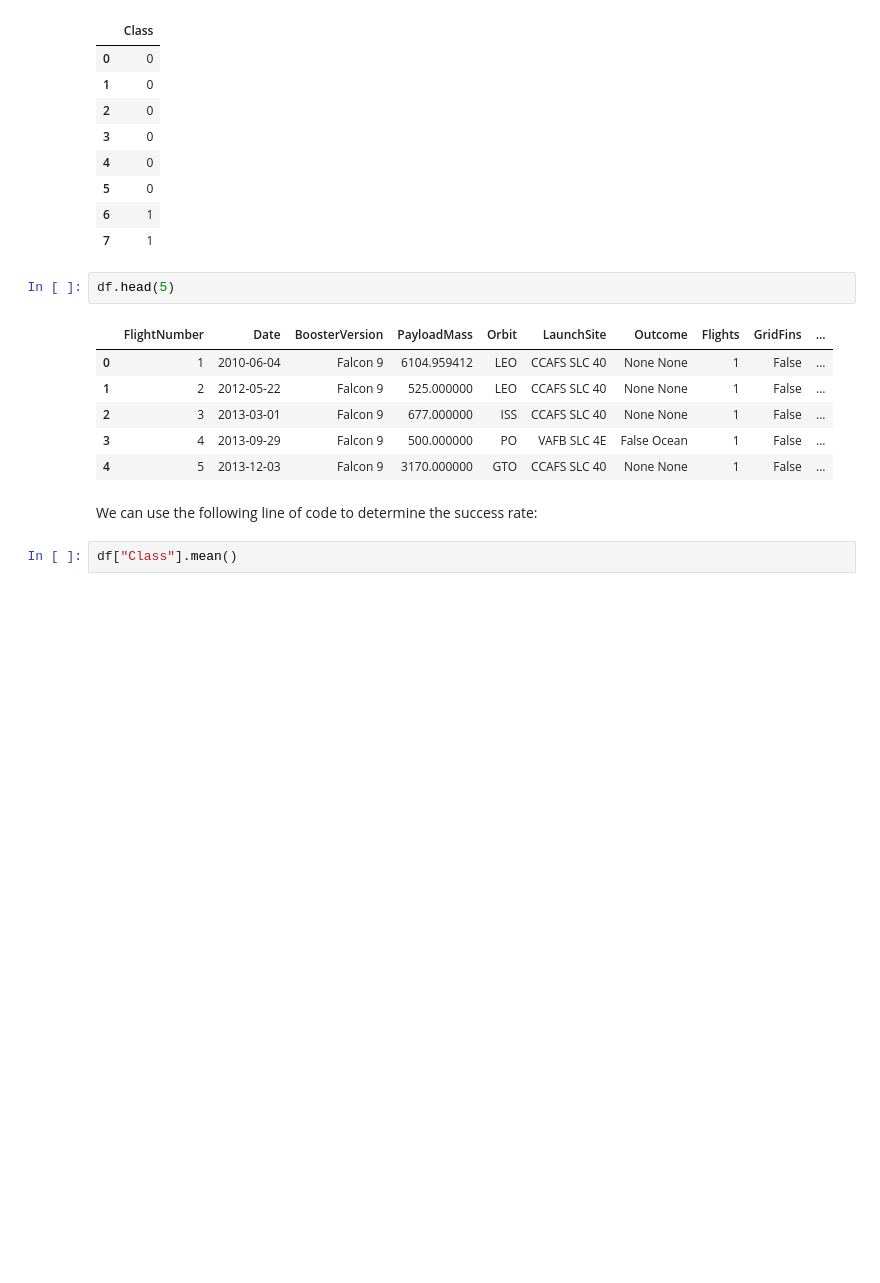
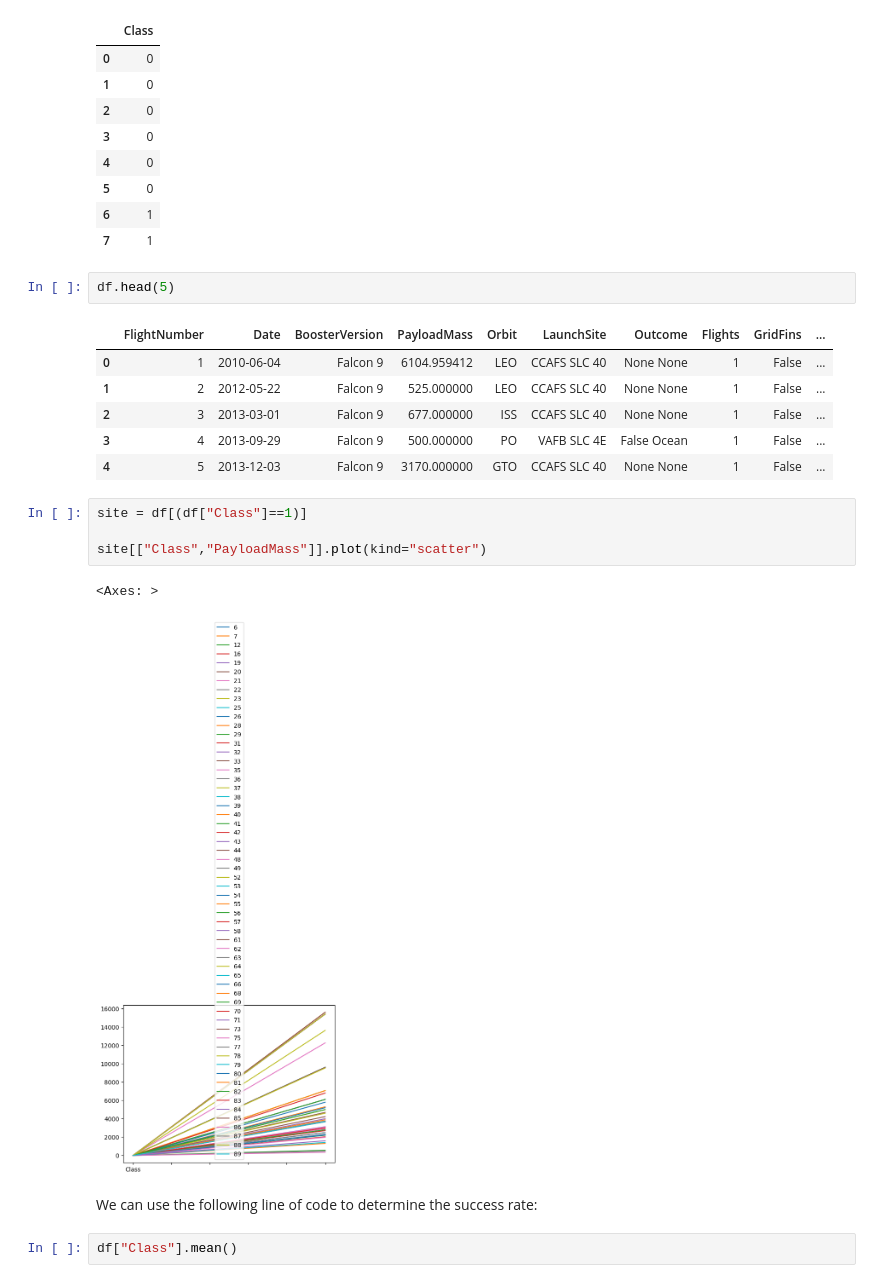
Before and after one commit to fiifi-dev/ibm_final_assignment, a Jupyter notebook: 3_Data_wrangling.ipynb, the cells around one changed output. Cells and saved outputs as stored; diff of their text form; blank space fills up the shorter version.

```diff
--- a/3_Data_wrangling.ipynb
+++ b/3_Data_wrangling.ipynb
@@ -262,6 +264,13 @@ df.head(5)
 | 2 | 3 | 2013-03-01 | Falcon 9 | 677.000000 | ISS | CCAFS SLC 40 | None None | 1 | False | ... |
 | 3 | 4 | 2013-09-29 | Falcon 9 | 500.000000 | PO | VAFB SLC 4E | False Ocean | 1 | False | ... |
 | 4 | 5 | 2013-12-03 | Falcon 9 | 3170.000000 | GTO | CCAFS SLC 40 | None None | 1 | False | ... |
+# %%
+site = df[(df["Class"]==1)]
+
+site[["Class","PayloadMass"]].plot(kind="scatter")
+# %% [output]
+<Axes: >
+[figure, added]
 # %% [markdown]
 We can use the following line of code to determine  the success rate:
 # %%
```
Also changed, not shown: parts of 1 cell of this notebook, 5 other files.
